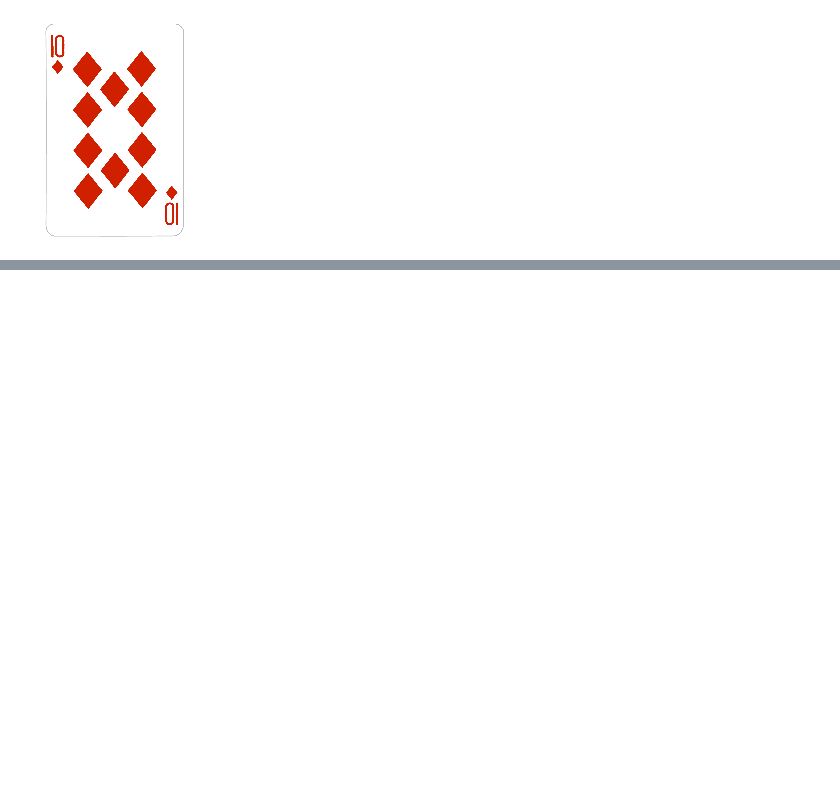
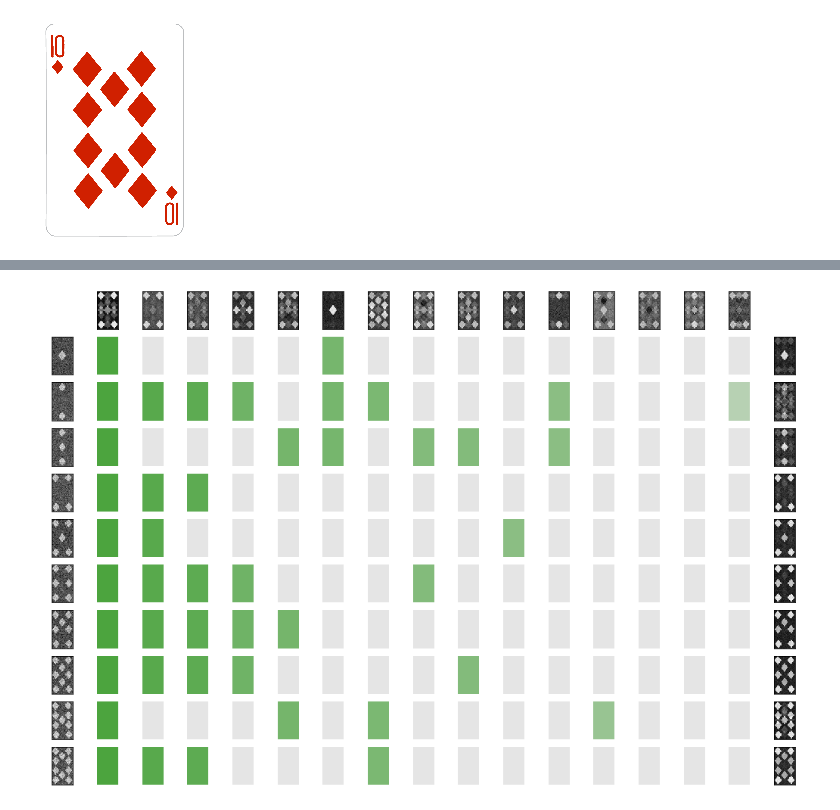
Before and after one commit to LauBok/IBP4ILFM, a Jupyter notebook: poker.ipynb, the cells around one changed output, grey strips where cells are left out. Drawn from its saved outputs; the diff is of its cells as text; code cells hidden in the pictures; blank space fills up the shorter version.

```diff
--- a/poker.ipynb
+++ b/poker.ipynb
@@ -185,7 +187,7 @@ def feature_map(feature, X_prior, Z, shape, order, truncate = None):
         sp = f.add_subplot(grid[0, idf + 2])
         sp.set_xticks([])
         sp.set_yticks([])
-        sp.imshow(feature[idf].reshape(shape) + X, cmap = 'gray')
+        sp.imshow(feature[idf].reshape(shape), cmap = 'gray')
     for idx in range(X_prior.shape[0]):
         sp = f.add_subplot(grid[idx + 1, 0])
         sp.set_xticks([])
@@ -202,7 +204,7 @@ def feature_map(feature, X_prior, Z, shape, order, truncate = None):
         sp.axis('off')
         sp.imshow(positive)
         for j in range(Z.shape[1]):
-            back = positive if Z[i,j] == 1 else negative
+            back = Z[i,j] * positive + (1 - Z[i,j]) * negative
             sp = f.add_subplot(grid[i + 1, j + 2])
             sp.set_xticks([])
             sp.set_yticks([])
@@ -210,0 +221,7 @@ def feature_map(feature, X_prior, Z, shape, order, truncate = None):
+# %%
+Z = hist['Z'][-1]
+idx = list(range(10))
+feature_map(A, X[idx], Z[idx] * np.log(count) / np.log(100), (80, 44), order = np.argsort(np.sum(Z, axis = 0))[::-1])
+#plt.savefig('paper/featuremap.png', bbox_inches='tight')
+# %% [output]
+[figure, added]
```
Also changed, not shown: parts of 17 cells of this notebook, 4 other files.
